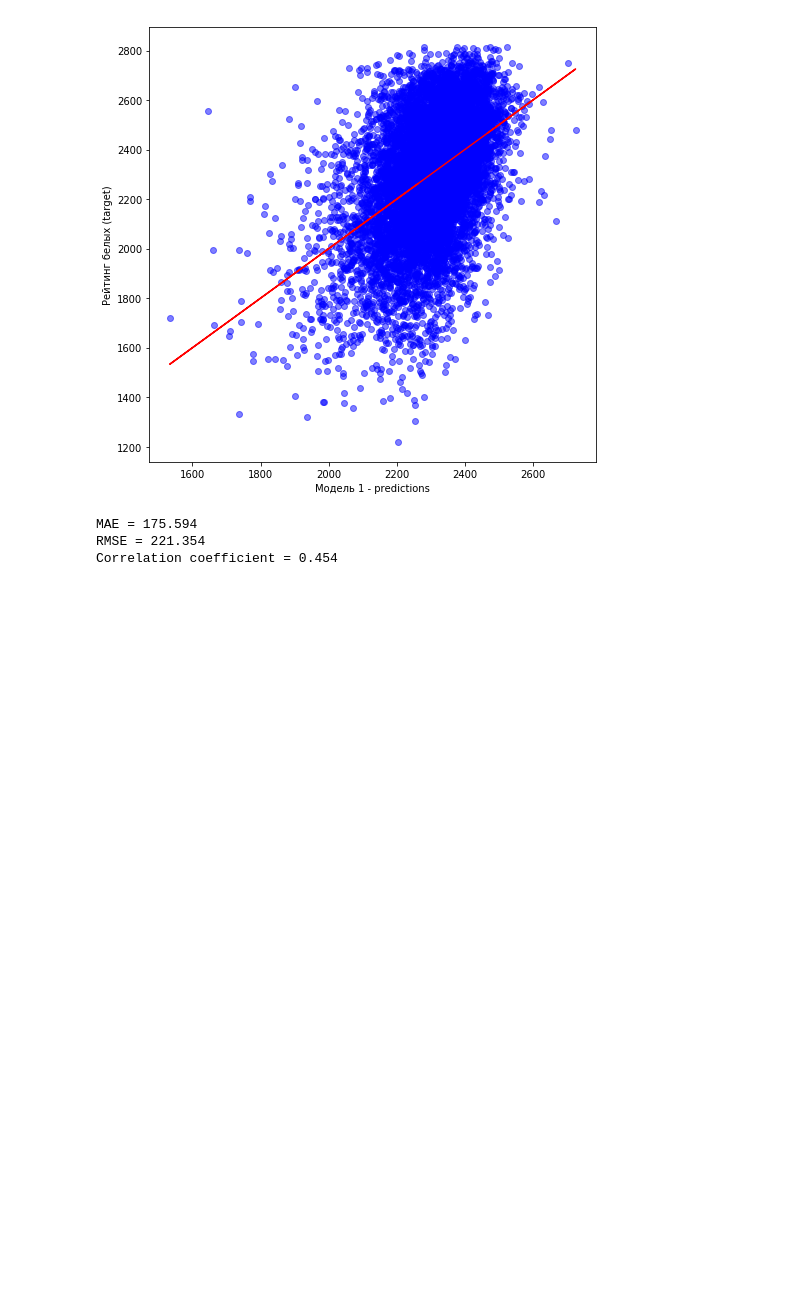
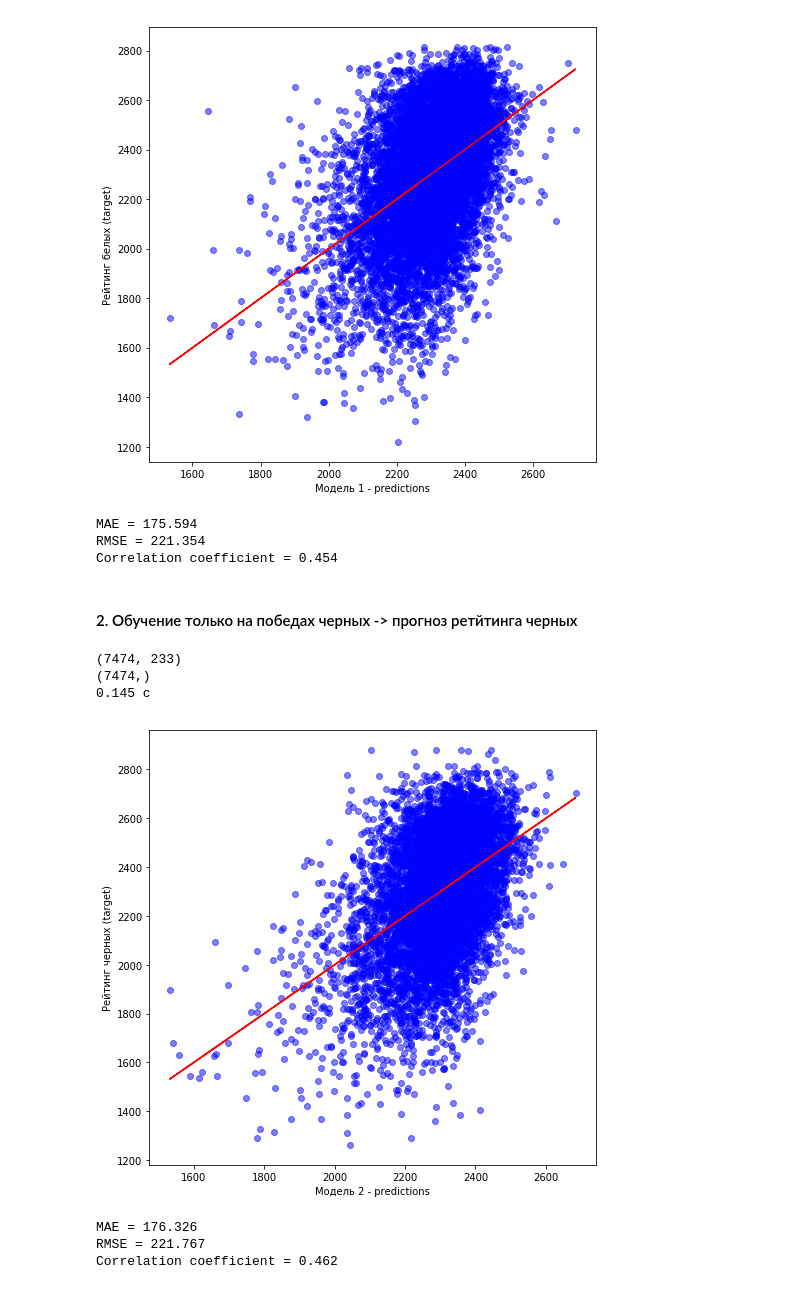
Before and after one commit to polinarod/PredictingRaitings, a Jupyter notebook: models/baseline.ipynb, the cells around one changed output. Drawn from its saved outputs; the diff is of its cells as text; code cells hidden in the pictures; blank space fills up the shorter version.

```diff
--- a/models/baseline.ipynb
+++ b/models/baseline.ipynb
@@ -118,3 +118,43 @@ Correlation coefficient = 0.454
 output = pd.DataFrame([[str(lr_1), mae1,rmse1, corr_coef1[0],full_time1,'Обучение только на победах белых -> прогноз ретйтинга белых']],
                    columns=['Модель', 'MAE','RMSE','Коэффициент корр. Пирсона', 'Время работы (c)', 'Комментарий'])
 output.to_excel(r'C:\Users\Asus\PredictingRatings\models\results.xlsx',index=False)
+# %% [markdown]
+#### 2. Обучение только на победах черных -> прогноз ретйтинга черных
+# %%
+start2 = time.time()
+lr_2 = LinearRegression()
+features_black = features[features['Result']==0]
+target_black2=target_black[target_black.index.isin(features_black.index)]
+print(features_black.shape)
+print(target_black2.shape)
+lr_2.fit(features_black, target_black2)
+black_pred2 = lr_2.predict(features_black)
+full_time2=round(time.time() - start2,3)
+print(full_time2, 'c')
+# %% [output]
+(7474, 233)
+(7474,)
+0.145 c
+# %%
+plt.figure(figsize=(8, 8))
+plt.scatter(black_pred2,target_black2, color = 'b',alpha=0.5)
+plt.xlabel('Модель 2 - predictions')
+plt.ylabel('Рейтинг черных (target)')
+# Линия тренда
+z = np.polyfit(black_pred2,target_black2, 1)
+p = np.poly1d(z)
+plt.plot(black_pred2,p(black_pred2),"r")
+plt.show()
+# %% [output]
+[figure, added]
+# %%
+mae2=mae(target_black2,black_pred2)
+print ('MAE = {:.3f}'.format(mae2))
+rmse2 = mse(target_black2, black_pred2)**0.5
+print ('RMSE = {:.3f}'.format(rmse2))
+corr_coef2 = pearsonr(target_black2, black_pred2)
+print("Correlation coefficient = {:.3f}".format(corr_coef2[0]))
+# %% [output]
+MAE = 176.326
+RMSE = 221.767
+Correlation coefficient = 0.462
```
Also changed, not shown: parts of 24 cells of this notebook, 1 other file.
